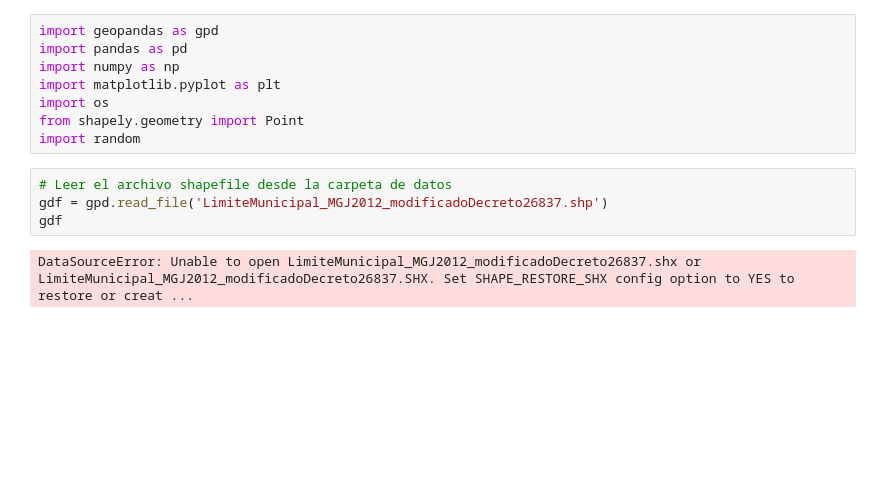
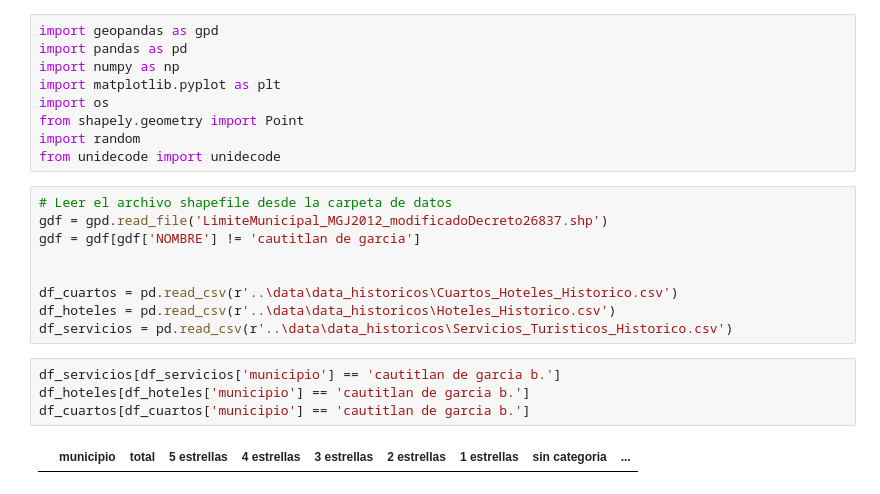
Before and after one commit to matutedevelop/Proyecto_prog_analisis, a Jupyter notebook: limites_municipales/nigga.ipynb, the cells around one changed output. Drawn from its saved outputs; the diff is of its cells as text; blank space fills up the shorter version.

```diff
--- a/limites_municipales/nigga.ipynb
+++ b/limites_municipales/nigga.ipynb
@@ -6,9 +6,19 @@ import matplotlib.pyplot as plt
 import os
 from shapely.geometry import Point
 import random
+from unidecode import unidecode
 # %%
 # Leer el archivo shapefile desde la carpeta de datos
 gdf = gpd.read_file('LimiteMunicipal_MGJ2012_modificadoDecreto26837.shp')
-gdf
+gdf = gdf[gdf['NOMBRE'] != 'cautitlan de garcia']
+
+
+df_cuartos = pd.read_csv(r'..\data\data_historicos\Cuartos_Hoteles_Historico.csv')
+df_hoteles = pd.read_csv(r'..\data\data_historicos\Hoteles_Historico.csv')
+df_servicios = pd.read_csv(r'..\data\data_historicos\Servicios_Turisticos_Historico.csv')
-# %% [output]
-DataSourceError: Unable to open LimiteMunicipal_MGJ2012_modificadoDecreto26837.shx or LimiteMunicipal_MGJ2012_modificadoDecreto26837.SHX. Set SHAPE_RESTORE_SHX config option to YES to restore or creat ...
+# %%
+df_servicios[df_servicios['municipio'] == 'cautitlan de garcia b.']
+df_hoteles[df_hoteles['municipio'] == 'cautitlan de garcia b.']
+df_cuartos[df_cuartos['municipio'] == 'cautitlan de garcia b.']
+# %% [output]
+|  | municipio | total | 5 estrellas | 4 estrellas | 3 estrellas | 2 estrellas | 1 estrellas | sin categoria | ... |
```
Also changed, not shown: parts of 7 cells of this notebook, 17 other files.
